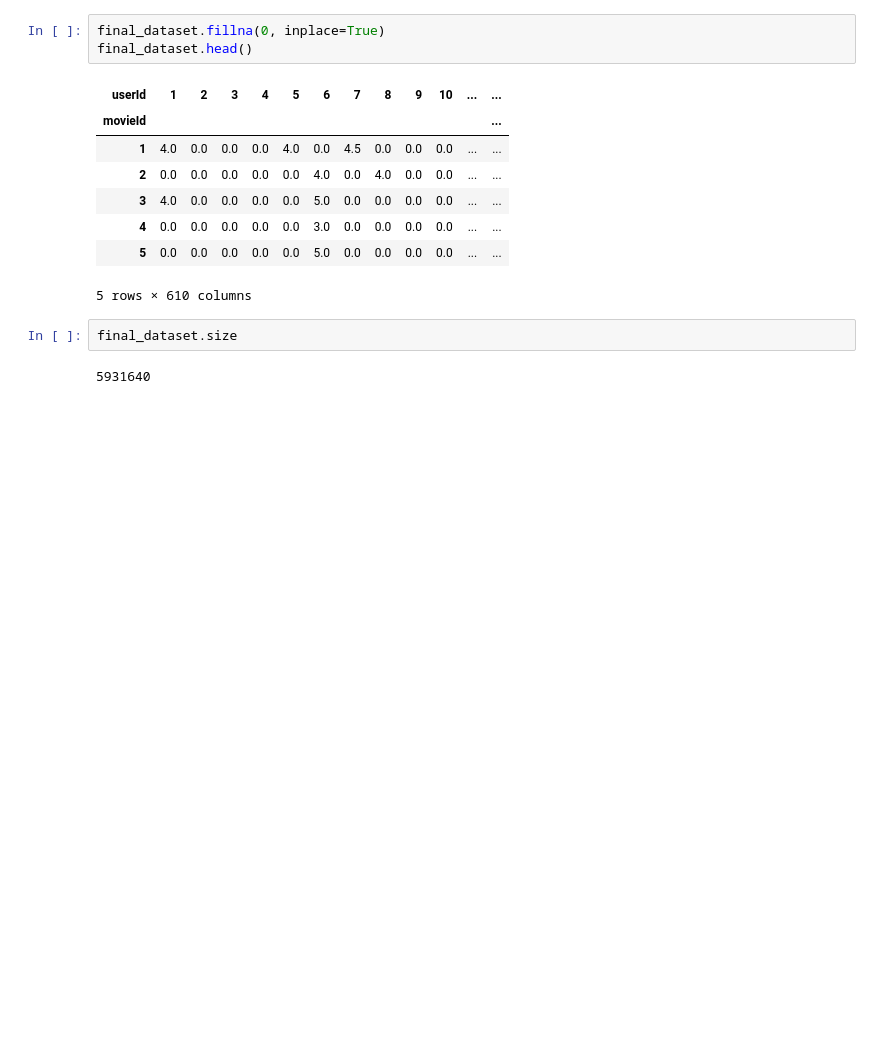
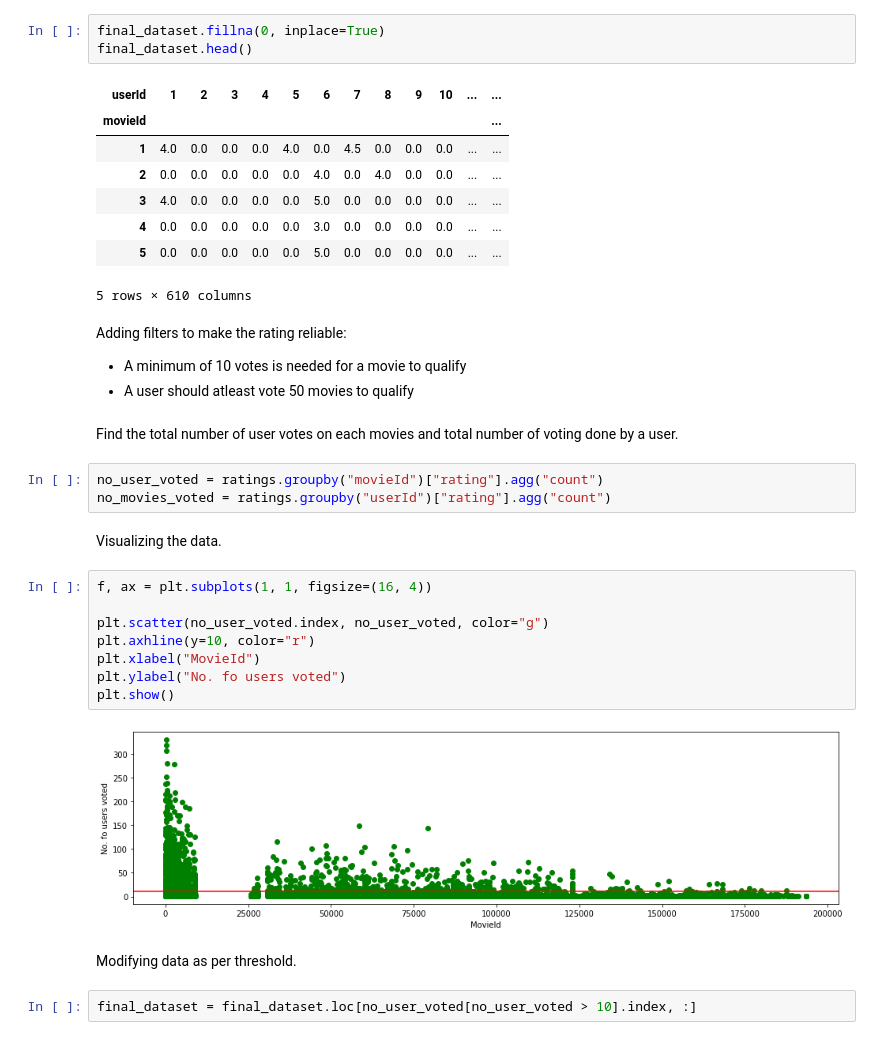
Before and after one commit to whatiskeptiname/movie_mixer, a Jupyter notebook: mixer.ipynb, the cells around one changed output. Saved outputs shown, nothing was run; the diff lists cells and outputs as text; blank space fills up the shorter version.

```diff
--- a/mixer.ipynb
+++ b/mixer.ipynb
@@ -65,7 +65,29 @@ final_dataset.head()
 | 4 | 0.0 | 0.0 | 0.0 | 0.0 | 0.0 | 3.0 | 0.0 | 0.0 | 0.0 | 0.0 | ... | ... |
 | 5 | 0.0 | 0.0 | 0.0 | 0.0 | 0.0 | 5.0 | 0.0 | 0.0 | 0.0 | 0.0 | ... | ... |
 5 rows × 610 columns
-# %%
-final_dataset.size
-# %% [output]
-5931640
+# %% [markdown]
+Adding filters to make the rating reliable:
+
+- A minimum of 10 votes is needed for a movie to qualify
+- A user should atleast vote 50 movies to qualify
+# %% [markdown]
+Find the total number of user votes on each movies and total number of voting done by a user.
+# %%
+no_user_voted = ratings.groupby("movieId")["rating"].agg("count")
+no_movies_voted = ratings.groupby("userId")["rating"].agg("count")
+# %% [markdown]
+Visualizing the data.
+# %%
+f, ax = plt.subplots(1, 1, figsize=(16, 4))
+
+plt.scatter(no_user_voted.index, no_user_voted, color="g")
+plt.axhline(y=10, color="r")
+plt.xlabel("MovieId")
+plt.ylabel("No. fo users voted")
+plt.show()
+# %% [output]
+[figure, added]
+# %% [markdown]
+Modifying data as per threshold.
+# %%
+final_dataset = final_dataset.loc[no_user_voted[no_user_voted > 10].index, :]
```
Also changed, not shown: parts of 13 cells of this notebook.
